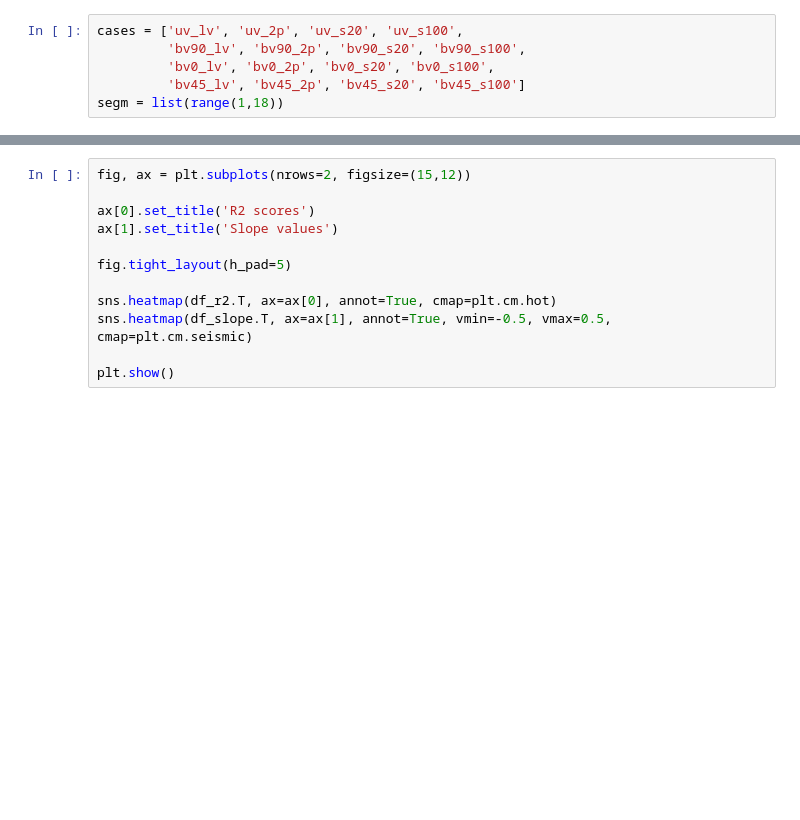
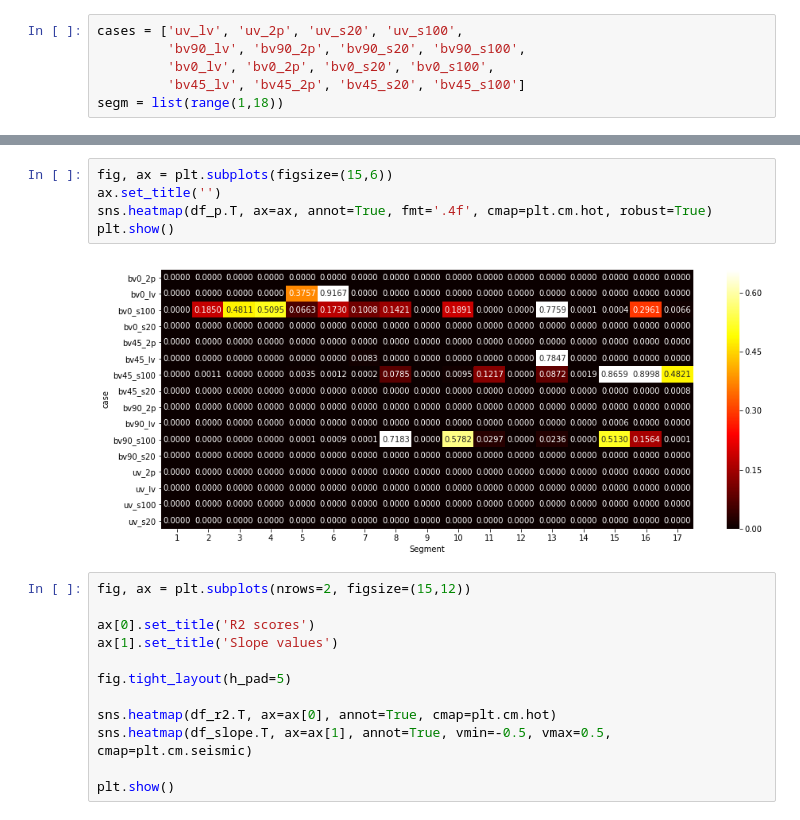
Before and after one commit to Airplaneless/presentationEAVM, a Jupyter notebook: heatmap.ipynb, the cells around one changed output, grey strips where cells are left out. Drawn from its saved outputs; the diff is of its cells as text; blank space fills up the shorter version.

```diff
--- a/heatmap.ipynb
+++ b/heatmap.ipynb
@@ -55,3 +62,10 @@ df_slope = pd.pivot_table(data=df, index='Segment', values='slope', columns='cas
+# %%
+fig, ax = plt.subplots(figsize=(15,6))
+ax.set_title('')
+sns.heatmap(df_p.T, ax=ax, annot=True, fmt='.4f', cmap=plt.cm.hot, robust=True)
+plt.show()
+# %% [output]
+[figure, added]
 # %%
 fig, ax = plt.subplots(nrows=2, figsize=(15,12))
 
```
Also changed, not shown: parts of 5 cells of this notebook, 2 other files.
